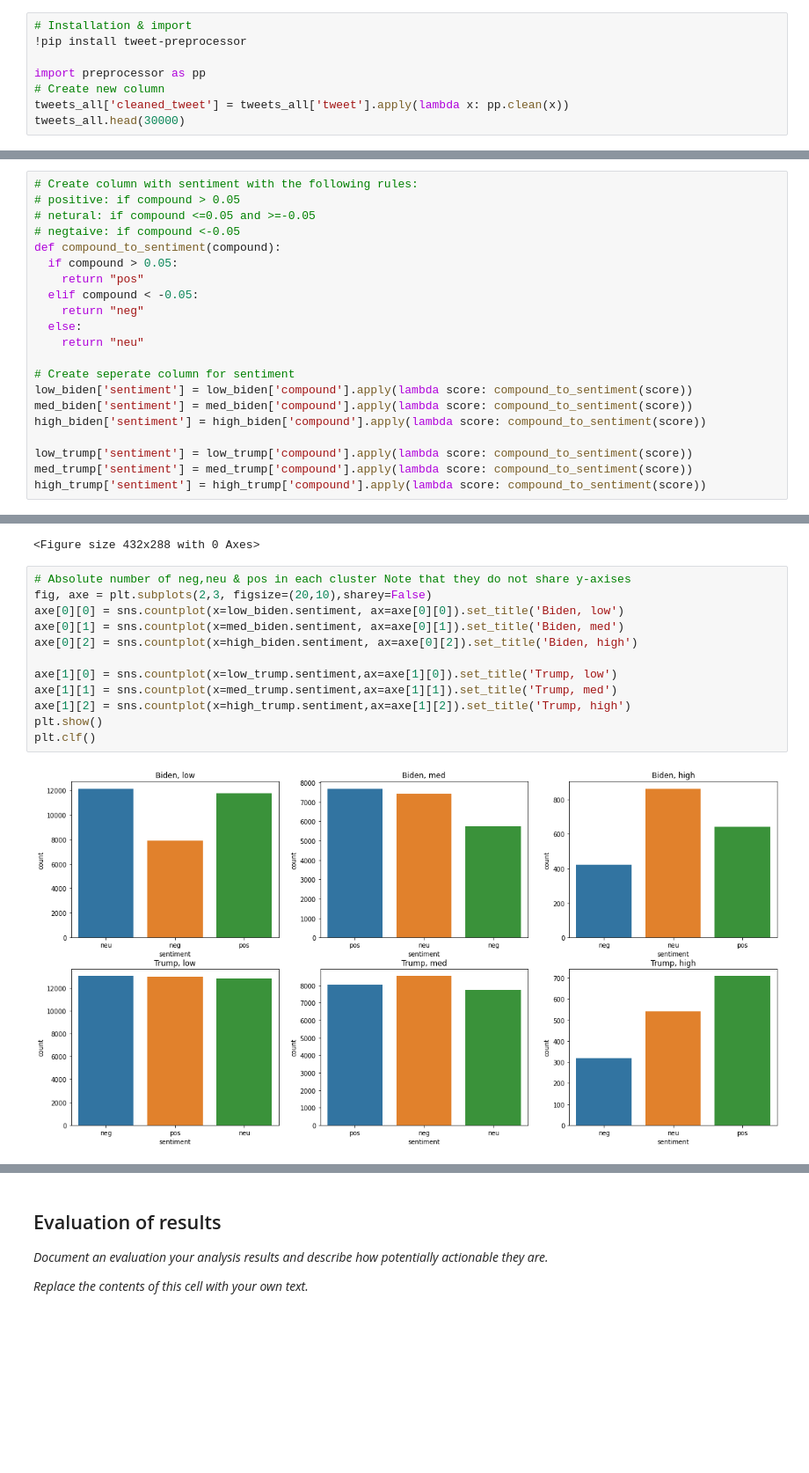
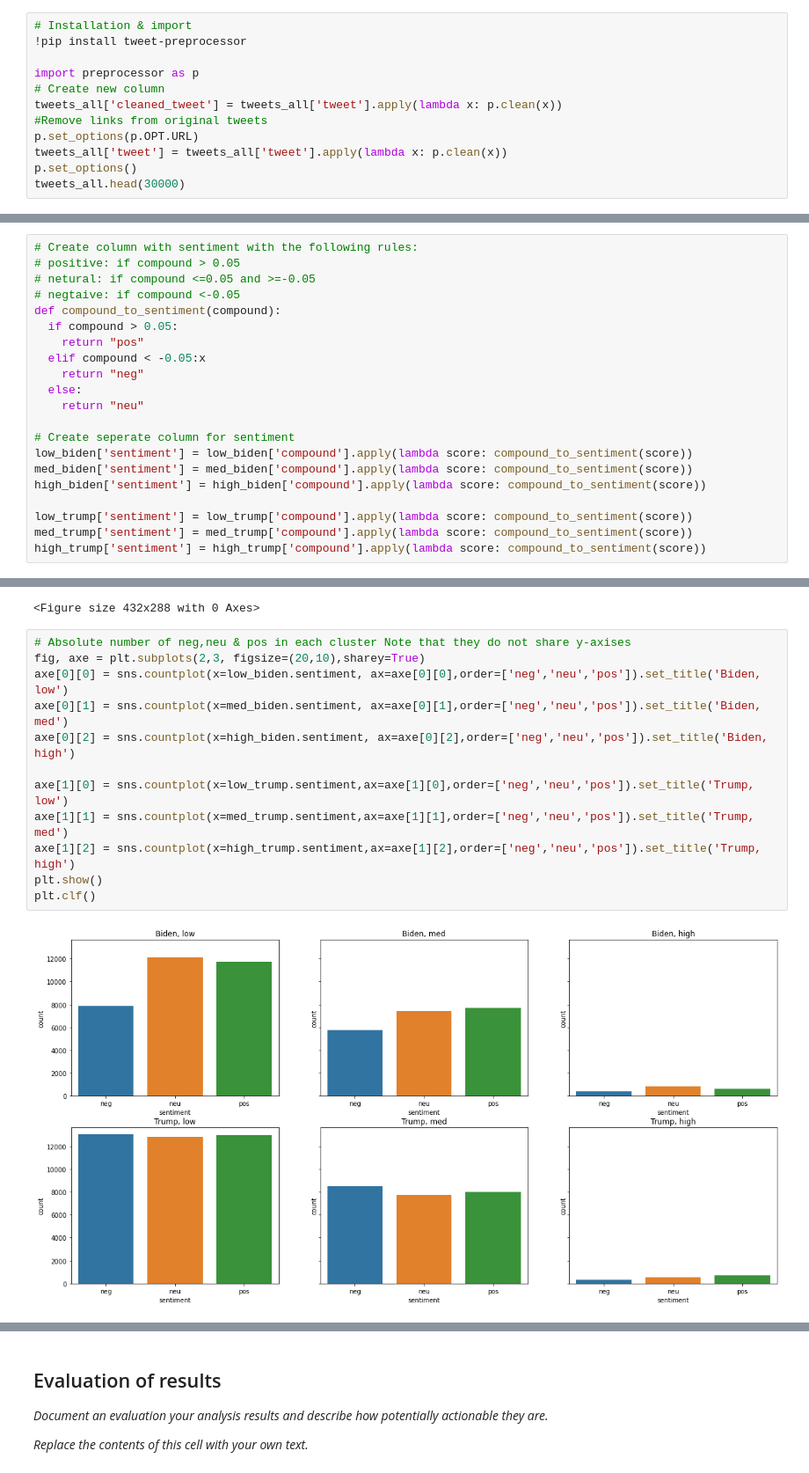
Before and after one commit to svantepihl/2IS063-Project, a Jupyter notebook: 2IS063_Project.ipynb, the cells around one changed output, grey strips where cells are left out. Shown at 88% size. Saved outputs shown, nothing was run; the diff lists cells and outputs as text; blank space fills up the shorter version.

Commit message:
plots

```diff
--- a/2IS063_Project.ipynb
+++ b/2IS063_Project.ipynb
@@ -322,9 +322,13 @@ After that we use the twitter preprocessing package [tweet-preprocessor](https:/
 # Installation & import
 !pip install tweet-preprocessor
 
-import preprocessor as pp
+import preprocessor as p
 # Create new column
-tweets_all['cleaned_tweet'] = tweets_all['tweet'].apply(lambda x: pp.clean(x))
+tweets_all['cleaned_tweet'] = tweets_all['tweet'].apply(lambda x: p.clean(x))
+#Remove links from original tweets
+p.set_options(p.OPT.URL)
+tweets_all['tweet'] = tweets_all['tweet'].apply(lambda x: p.clean(x))
+p.set_options()
 tweets_all.head(30000)
 # %% [output]
 Collecting tweet-preprocessor
@@ -771,7 +777,7 @@ high_trump['compound']  = high_trump['scores'].apply(lambda score_dict: score_di
 def compound_to_sentiment(compound):
   if compound > 0.05:
     return "pos"
-  elif compound < -0.05:
+  elif compound < -0.05:x
     return "neg"
   else:
     return "neu"
@@ -816,18 +822,18 @@ plt.clf()
 <Figure size 432x288 with 0 Axes>
 # %%
 # Absolute number of neg,neu & pos in each cluster Note that they do not share y-axises
-fig, axe = plt.subplots(2,3, figsize=(20,10),sharey=False)
-axe[0][0] = sns.countplot(x=low_biden.sentiment, ax=axe[0][0]).set_title('Biden, low')
-axe[0][1] = sns.countplot(x=med_biden.sentiment, ax=axe[0][1]).set_title('Biden, med')
-axe[0][2] = sns.countplot(x=high_biden.sentiment, ax=axe[0][2]).set_title('Biden, high')
+fig, axe = plt.subplots(2,3, figsize=(20,10),sharey=True)
+axe[0][0] = sns.countplot(x=low_biden.sentiment, ax=axe[0][0],order=['neg','neu','pos']).set_title('Biden, low')
+axe[0][1] = sns.countplot(x=med_biden.sentiment, ax=axe[0][1],order=['neg','neu','pos']).set_title('Biden, med')
+axe[0][2] = sns.countplot(x=high_biden.sentiment, ax=axe[0][2],order=['neg','neu','pos']).set_title('Biden, high')
 
-axe[1][0] = sns.countplot(x=low_trump.sentiment,ax=axe[1][0]).set_title('Trump, low')
-axe[1][1] = sns.countplot(x=med_trump.sentiment,ax=axe[1][1]).set_title('Trump, med')
-axe[1][2] = sns.countplot(x=high_trump.sentiment,ax=axe[1][2]).set_title('Trump, high')
+axe[1][0] = sns.countplot(x=low_trump.sentiment,ax=axe[1][0],order=['neg','neu','pos']).set_title('Trump, low')
+axe[1][1] = sns.countplot(x=med_trump.sentiment,ax=axe[1][1],order=['neg','neu','pos']).set_title('Trump, med')
+axe[1][2] = sns.countplot(x=high_trump.sentiment,ax=axe[1][2],order=['neg','neu','pos']).set_title('Trump, high')
 plt.show()
 plt.clf()
 # %% [output]
-[figure, old version]
+[figure, new version]
 <Figure size 432x288 with 0 Axes>
 # %% [markdown]
 ## Evaluation of results
```
Also changed, not shown: parts of 6 cells of this notebook.
